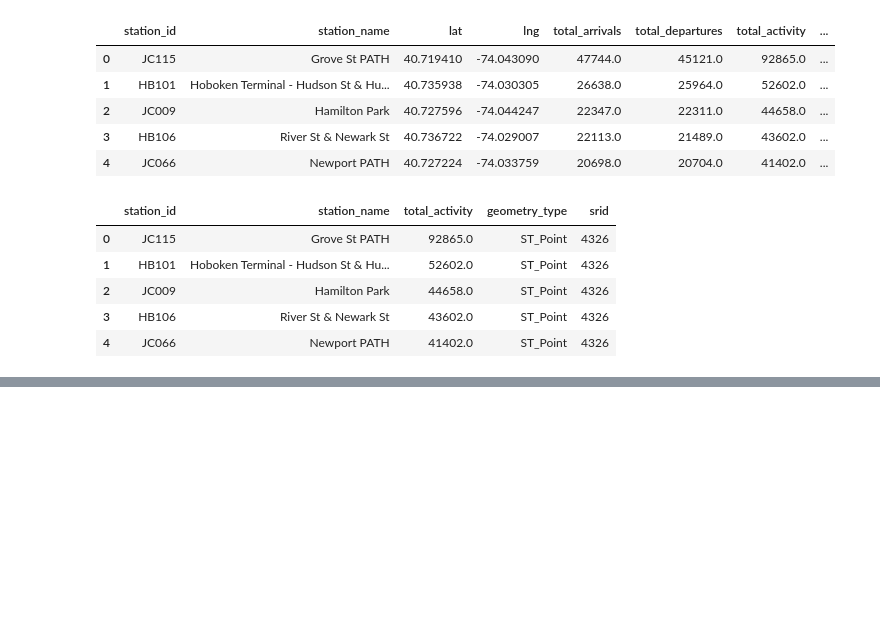
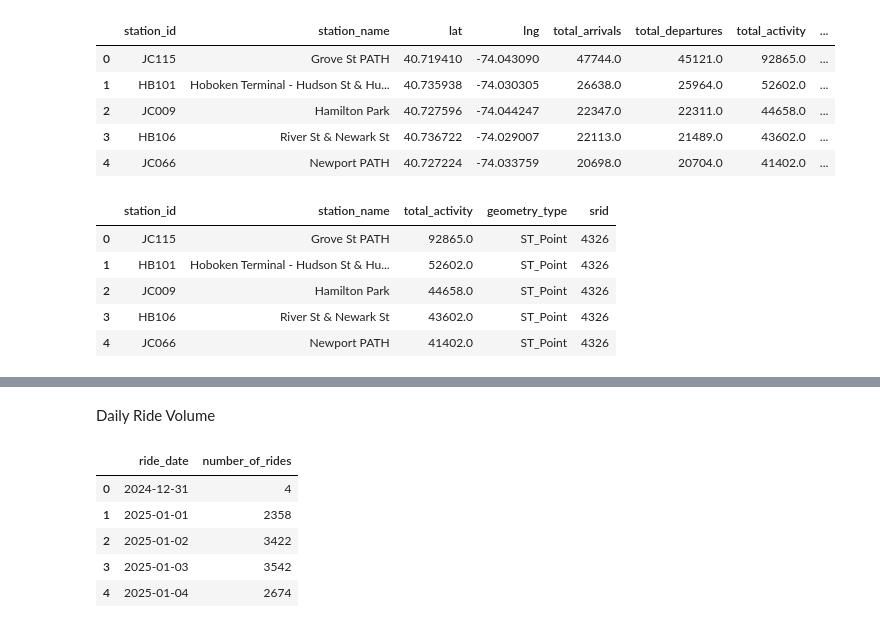
Before and after one commit to lilitabelyan00/citibike, a Jupyter notebook: Notebook/06_sqlalchemy_with_citibike.ipynb, the cells around one changed output, grey strips where cells are left out. Saved outputs shown, nothing was run; the diff lists cells and outputs as text; code cells hidden in the pictures; blank space fills up the shorter version.

```diff
--- a/Notebook/06_sqlalchemy_with_citibike.ipynb
+++ b/Notebook/06_sqlalchemy_with_citibike.ipynb
@@ -428,0 +477,25 @@ pd.read_sql(
+# %% [markdown]
+Daily Ride Volume
+# %%
+query = """
+    SELECT
+        started_at::date AS ride_date,
+        COUNT(*) AS number_of_rides
+    FROM jersey_city
+    GROUP BY started_at::date
+    ORDER BY ride_date;
+"""
+
+daily_rides_sql = pd.read_sql(
+    query,
+    con=engine
+)
+
+daily_rides_sql.head()
+# %% [output]
+|  | ride_date | number_of_rides |
+| 0 | 2024-12-31 | 4 |
+| 1 | 2025-01-01 | 2358 |
+| 2 | 2025-01-02 | 3422 |
+| 3 | 2025-01-03 | 3542 |
+| 4 | 2025-01-04 | 2674 |
```
Also changed, not shown: parts of 21 cells of this notebook.
